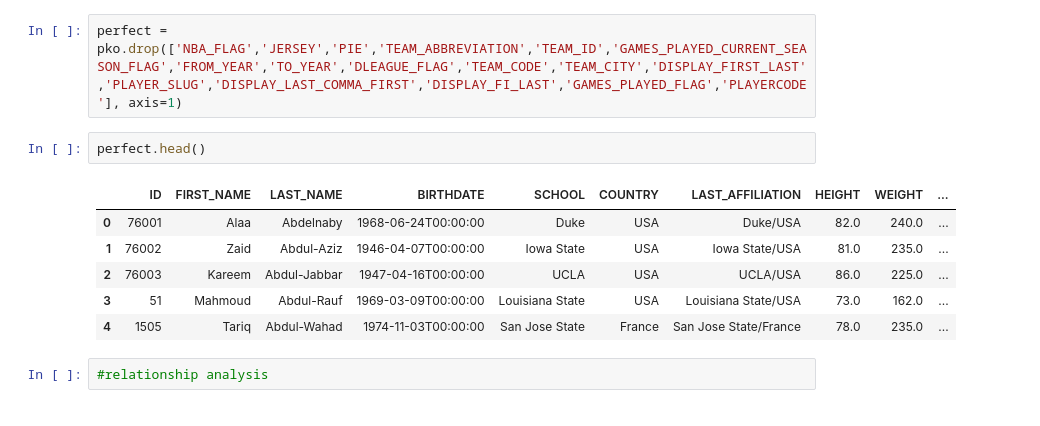
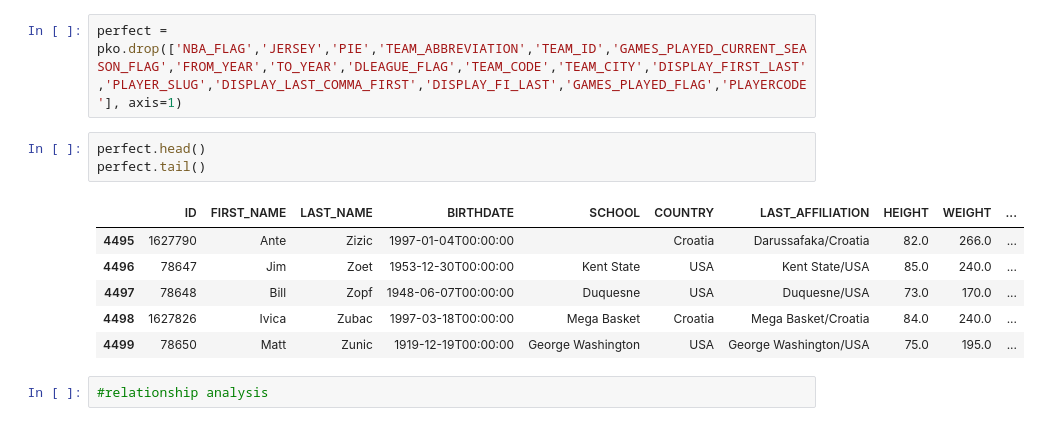
Before and after one commit to data301-2021-winter1/project-group-46-project-1, a Jupyter notebook: notebooks/analysis1.ipynb, the cells around one changed output. Cells and saved outputs as stored; diff of their text form.

```diff
--- a/notebooks/analysis1.ipynb
+++ b/notebooks/analysis1.ipynb
@@ -178,13 +178,14 @@ dtype: int64
 perfect = pko.drop(['NBA_FLAG','JERSEY','PIE','TEAM_ABBREVIATION','TEAM_ID','GAMES_PLAYED_CURRENT_SEASON_FLAG','FROM_YEAR','TO_YEAR','DLEAGUE_FLAG','TEAM_CODE','TEAM_CITY','DISPLAY_FIRST_LAST','PLAYER_SLUG','DISPLAY_LAST_COMMA_FIRST','DISPLAY_FI_LAST','GAMES_PLAYED_FLAG','PLAYERCODE'], axis=1)
 # %%
 perfect.head()
+perfect.tail()
 # %% [output]
 |  | ID | FIRST_NAME | LAST_NAME | BIRTHDATE | SCHOOL | COUNTRY | LAST_AFFILIATION | HEIGHT | WEIGHT | ... |
-| 0 | 76001 | Alaa | Abdelnaby | 1968-06-24T00:00:00 | Duke | USA | Duke/USA | 82.0 | 240.0 | ... |
-| 1 | 76002 | Zaid | Abdul-Aziz | 1946-04-07T00:00:00 | Iowa State | USA | Iowa State/USA | 81.0 | 235.0 | ... |
-| 2 | 76003 | Kareem | Abdul-Jabbar | 1947-04-16T00:00:00 | UCLA | USA | UCLA/USA | 86.0 | 225.0 | ... |
-| 3 | 51 | Mahmoud | Abdul-Rauf | 1969-03-09T00:00:00 | Louisiana State | USA | Louisiana State/USA | 73.0 | 162.0 | ... |
-| 4 | 1505 | Tariq | Abdul-Wahad | 1974-11-03T00:00:00 | San Jose State | France | San Jose State/France | 78.0 | 235.0 | ... |
+| 4495 | 1627790 | Ante | Zizic | 1997-01-04T00:00:00 |  | Croatia | Darussafaka/Croatia | 82.0 | 266.0 | ... |
+| 4496 | 78647 | Jim | Zoet | 1953-12-30T00:00:00 | Kent State | USA | Kent State/USA | 85.0 | 240.0 | ... |
+| 4497 | 78648 | Bill | Zopf | 1948-06-07T00:00:00 | Duquesne | USA | Duquesne/USA | 73.0 | 170.0 | ... |
+| 4498 | 1627826 | Ivica | Zubac | 1997-03-18T00:00:00 | Mega Basket | Croatia | Mega Basket/Croatia | 84.0 | 240.0 | ... |
+| 4499 | 78650 | Matt | Zunic | 1919-12-19T00:00:00 | George Washington | USA | George Washington/USA | 75.0 | 195.0 | ... |
 # %%
 #relationship analysis
 # %%
```
Also changed, not shown: parts of 17 cells of this notebook, 5 other files.
